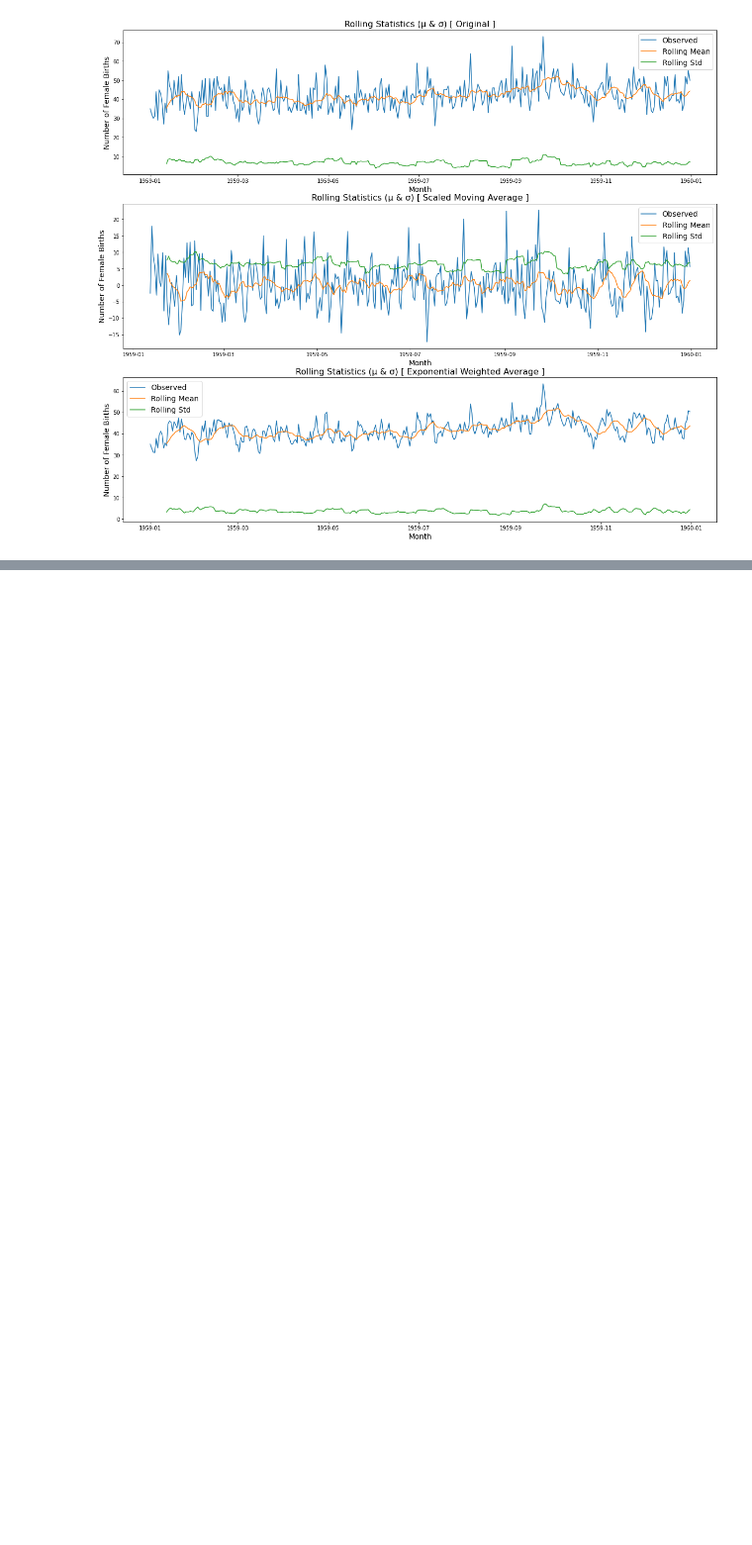
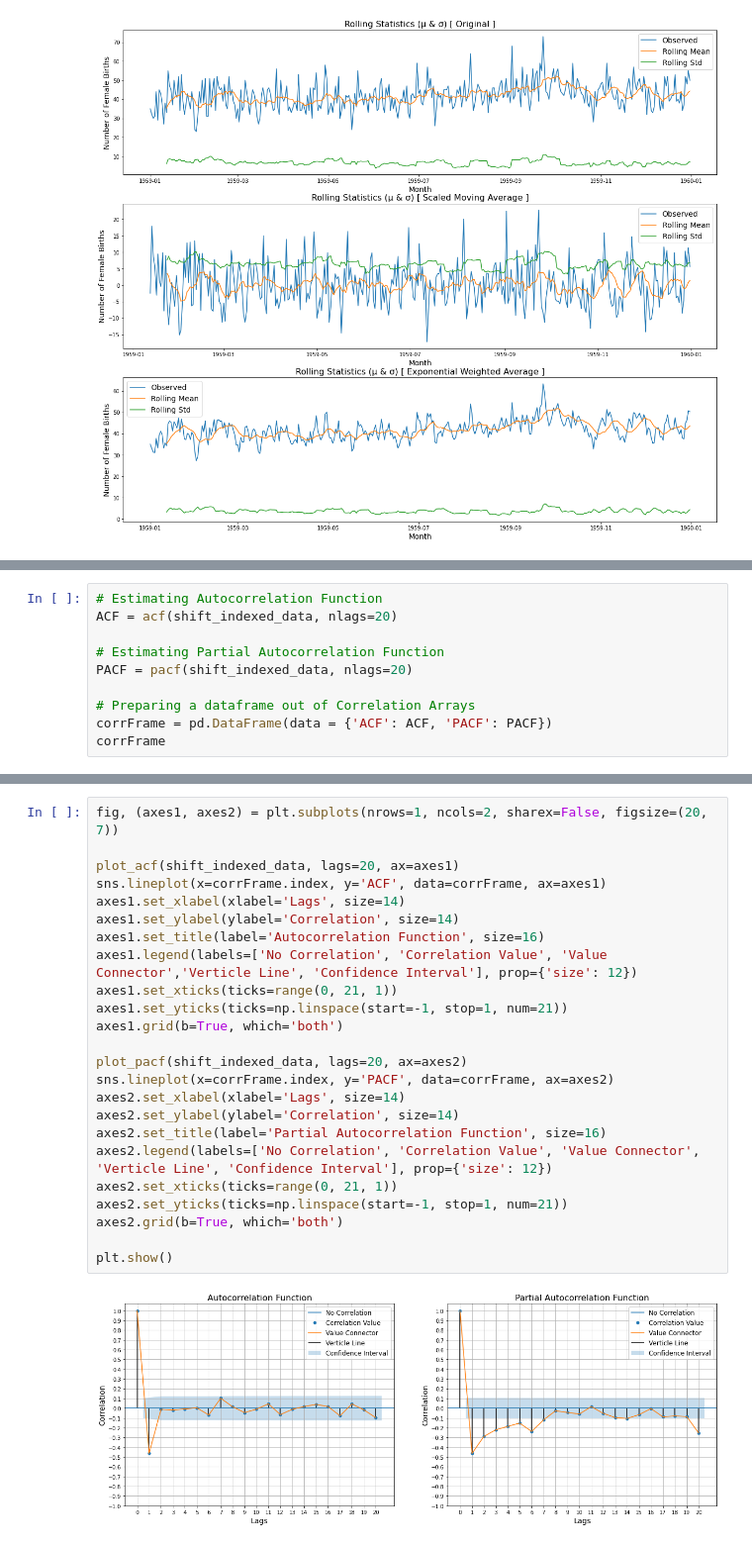
Before and after one commit to PKohli876/Machine-Learning---Time-Series-project, a Jupyter notebook: Time_Series_ML_Intermediate_project.ipynb, the cells around one changed output, grey strips where cells are left out. Shown at 99% size. Cells and saved outputs as stored; diff of their text form; blank space fills up the shorter version.

```diff
--- a/Time_Series_ML_Intermediate_project.ipynb
+++ b/Time_Series_ML_Intermediate_project.ipynb
@@ -316,0 +358,10 @@ We can see that exp moving average has imporved Test stats , but we still have a
+# %%
+# Estimating Autocorrelation Function
+ACF = acf(shift_indexed_data, nlags=20)
+
+# Estimating Partial Autocorrelation Function
+PACF = pacf(shift_indexed_data, nlags=20)
+
+# Preparing a dataframe out of Correlation Arrays
+corrFrame = pd.DataFrame(data = {'ACF': ACF, 'PACF': PACF})
+corrFrame
@@ -316,0 +386,26 @@ We can see that exp moving average has imporved Test stats , but we still have a
+# %%
+fig, (axes1, axes2) = plt.subplots(nrows=1, ncols=2, sharex=False, figsize=(20, 7))
+
+plot_acf(shift_indexed_data, lags=20, ax=axes1)
+sns.lineplot(x=corrFrame.index, y='ACF', data=corrFrame, ax=axes1)
+axes1.set_xlabel(xlabel='Lags', size=14)
+axes1.set_ylabel(ylabel='Correlation', size=14)
+axes1.set_title(label='Autocorrelation Function', size=16)
+axes1.legend(labels=['No Correlation', 'Correlation Value', 'Value Connector','Verticle Line', 'Confidence Interval'], prop={'size': 12})
+axes1.set_xticks(ticks=range(0, 21, 1))
+axes1.set_yticks(ticks=np.linspace(start=-1, stop=1, num=21))
+axes1.grid(b=True, which='both')
+
+plot_pacf(shift_indexed_data, lags=20, ax=axes2)
+sns.lineplot(x=corrFrame.index, y='PACF', data=corrFrame, ax=axes2)
+axes2.set_xlabel(xlabel='Lags', size=14)
+axes2.set_ylabel(ylabel='Correlation', size=14)
+axes2.set_title(label='Partial Autocorrelation Function', size=16)
+axes2.legend(labels=['No Correlation', 'Correlation Value', 'Value Connector', 'Verticle Line', 'Confidence Interval'], prop={'size': 12})
+axes2.set_xticks(ticks=range(0, 21, 1))
+axes2.set_yticks(ticks=np.linspace(start=-1, stop=1, num=21))
+axes2.grid(b=True, which='both')
+
+plt.show()
+# %% [output]
+[figure, added]
```
Also changed, not shown: parts of 23 cells of this notebook.
